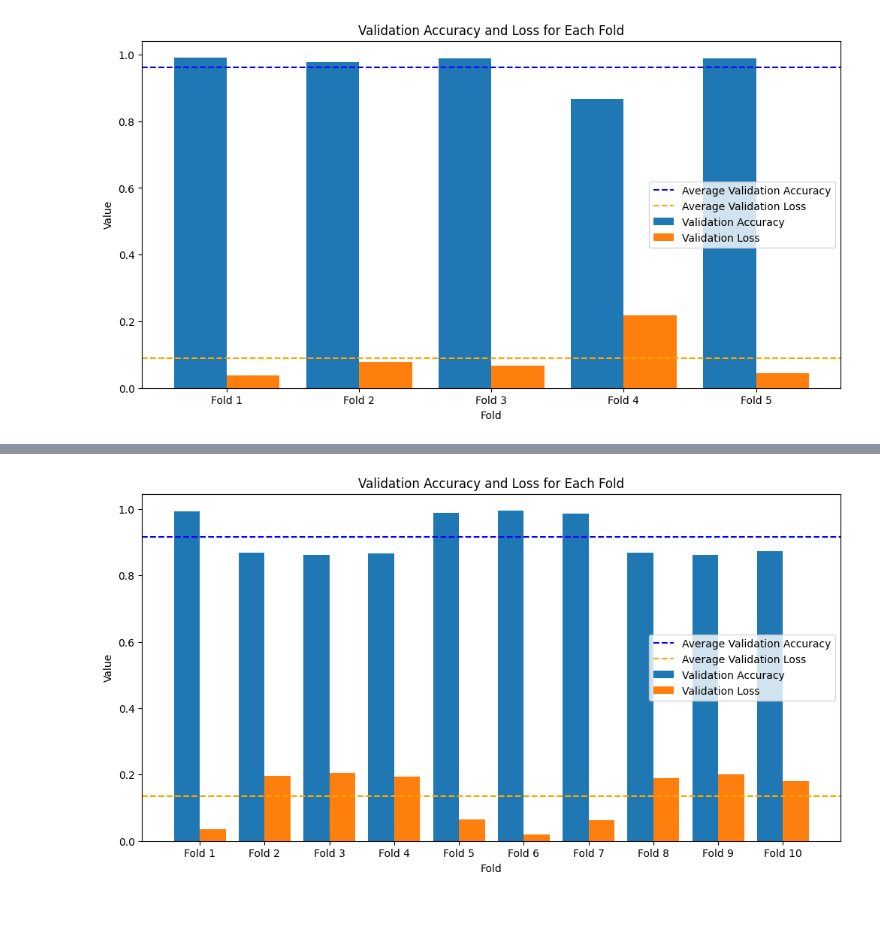
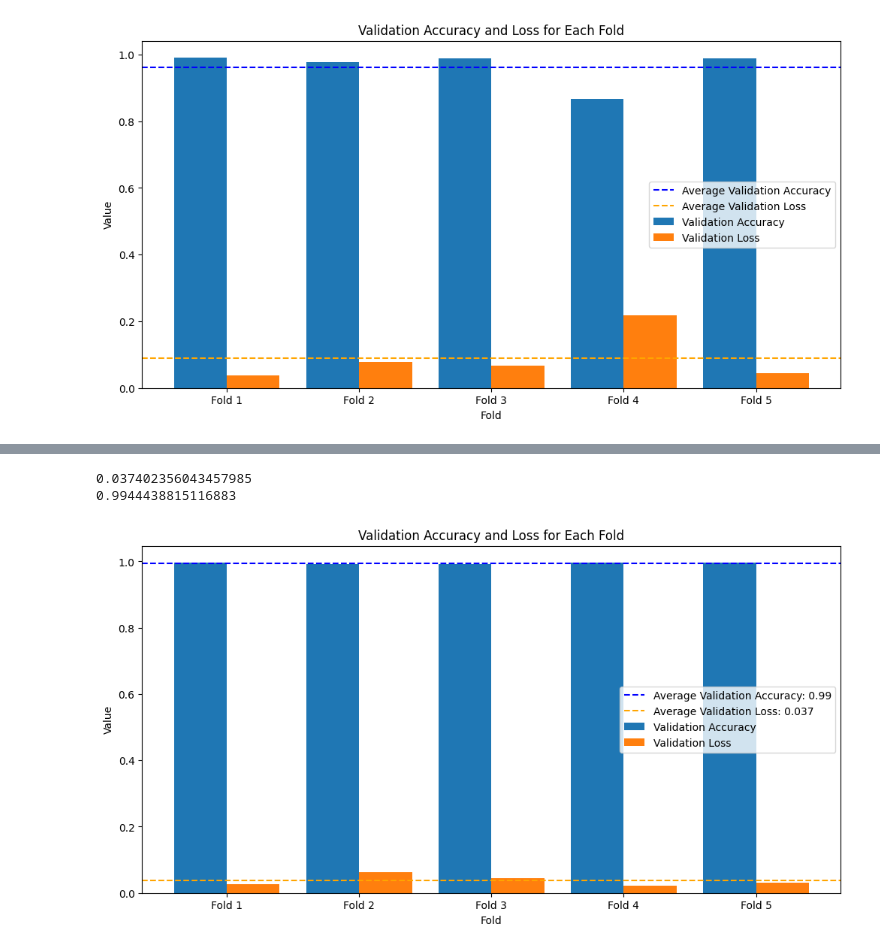
Before and after one commit to J-Abdullah/RDM, a Jupyter notebook: jupyter_notebooks/RDM0.2.ipynb, the cells around one changed output, grey strips where cells are left out. Saved outputs shown, nothing was run; the diff lists cells and outputs as text; code cells hidden in the pictures; blank space fills up the shorter version.

Commit message:
improving accuracey using startifiedKFold and custome early_stopping

```diff
--- a/jupyter_notebooks/RDM0.2.ipynb
+++ b/jupyter_notebooks/RDM0.2.ipynb
@@ -197,6 +198,33 @@ vc=np.argmax(y_train, axis=1)
 vc
 # %% [output]
 array([0, 4, 4, ..., 5, 2, 5], dtype=int64)
+# %%
+class CustomEarlyStopping(Callback):
+    def __init__(self, patience=0):
+        super(CustomEarlyStopping, self).__init__()
+        self.patience = patience
+        self.best_weights = None
+
+    def on_train_begin(self, logs=None):
+        self.wait = 0
+        self.stopped_epoch = 0
+        self.best = -np.Inf
+
+    def on_epoch_end(self, epoch, logs=None):
+        current = logs.get('val_accuracy')  # Changed 'accuracy' to 'val_accuracy'
+        if np.greater(current, self.best):
+            self.best = current
+            self.wait = 0
+            self.best_weights = self.model.get_weights()
+        elif np.greater(self.best, 0.95):
+            self.wait += 1
+            if self.wait >= self.patience:
+                self.stopped_epoch = epoch
+                self.model.stop_training = True
+                print('Restoring model weights from the end of the best epoch.')
+                self.model.set_weights(self.best_weights)
+
+early_stopping = CustomEarlyStopping(patience=10)
 # %%
 # Define the StratifiedKFold object
 skf = StratifiedKFold(n_splits=5, shuffle=True, random_state=28)
@@ -301,7 +329,7 @@ plt.show()
 [figure]
 # %%
 # Define the StratifiedKFold object
-skf = StratifiedKFold(n_splits=10, shuffle=True, random_state=28)
+skf = StratifiedKFold(n_splits=5, shuffle=True, random_state=28)
 
 # Initialize lists to hold the validation scores
 val_scores = []
@@ -315,9 +343,6 @@ for train_index, val_index in skf.split(X_train, np.argmax(y_train, axis=1)):
     # Define the model
     model = create_model()
 
-    # Define the early stopping criteria
-    early_stopping = EarlyStopping(monitor='val_loss', patience=10, restore_best_weights=True)
-
     # Train the model
     history = model.fit(X_train_fold, y_train_fold, validation_data=(X_val_fold, y_val_fold), epochs=100, callbacks=[early_stopping])
 
@@ -375,37 +395,43 @@ Average validation loss: 0.9164508163928986
+# %%
+print(np.mean(final_val_losses))
+print(np.mean(final_val_accs))
+# %% [output]
+0.037402356043457985
+0.9944438815116883
 # %%
 # Separate the validation accuracies and losses
 final_val_losses = [score[0] for score in val_scores]
 final_val_accs = [score[1] for score in val_scores]
 
 # Calculate the average validation accuracy and loss
 avg_val_loss = np.mean(final_val_losses)
 avg_val_acc = np.mean(final_val_accs)
 
 # Create an array with the positions of each bar on the x-axis
 x = np.arange(len(final_val_accs))
 
 # Create a bar chart of the validation accuracy
 plt.figure(figsize=(12, 6))
 plt.bar(x - 0.2, final_val_accs, 0.4, label='Validation Accuracy')
 plt.bar(x + 0.2, final_val_losses, 0.4, label='Validation Loss')
 
 # Add the average validation accuracy and loss as horizontal lines
-plt.axhline(avg_val_acc, color='blue', linestyle='dashed', label='Average Validation Accuracy')
-plt.axhline(avg_val_loss, color='orange', linestyle='dashed', label='Average Validation Loss')
+plt.axhline(avg_val_acc, color='blue', linestyle='dashed', label=f'Average Validation Accuracy: {avg_val_acc:.2f}')
+plt.axhline(avg_val_loss, color='orange', linestyle='dashed', label=f'Average Validation Loss: {avg_val_loss:.3f}')
 
 # Add labels and title
 plt.xlabel('Fold')
 plt.ylabel('Value')
 plt.title('Validation Accuracy and Loss for Each Fold')
 plt.xticks(x, [f'Fold {i+1}' for i in range(len(final_val_accs))])
 
 # Add a legend
 plt.legend()
 
 # Show the chart
 plt.show()
 # %% [output]
-[figure, old version]
+[figure, new version]
 # %%
 # #applying one_hot encoding
 # encoder=OneHotEncoder(sparse=False,handle_unknown='ignore')
```
Also changed, not shown: parts of 5 cells of this notebook, 1 other file.
